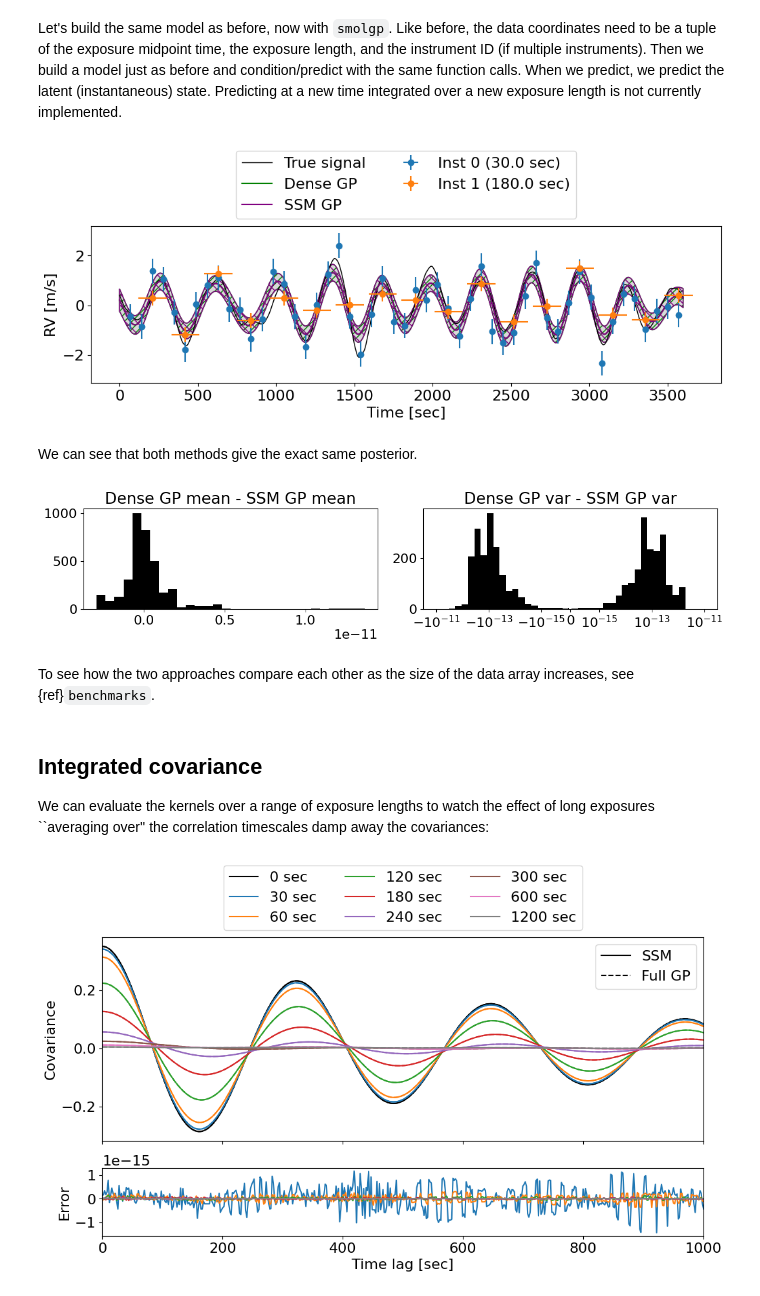
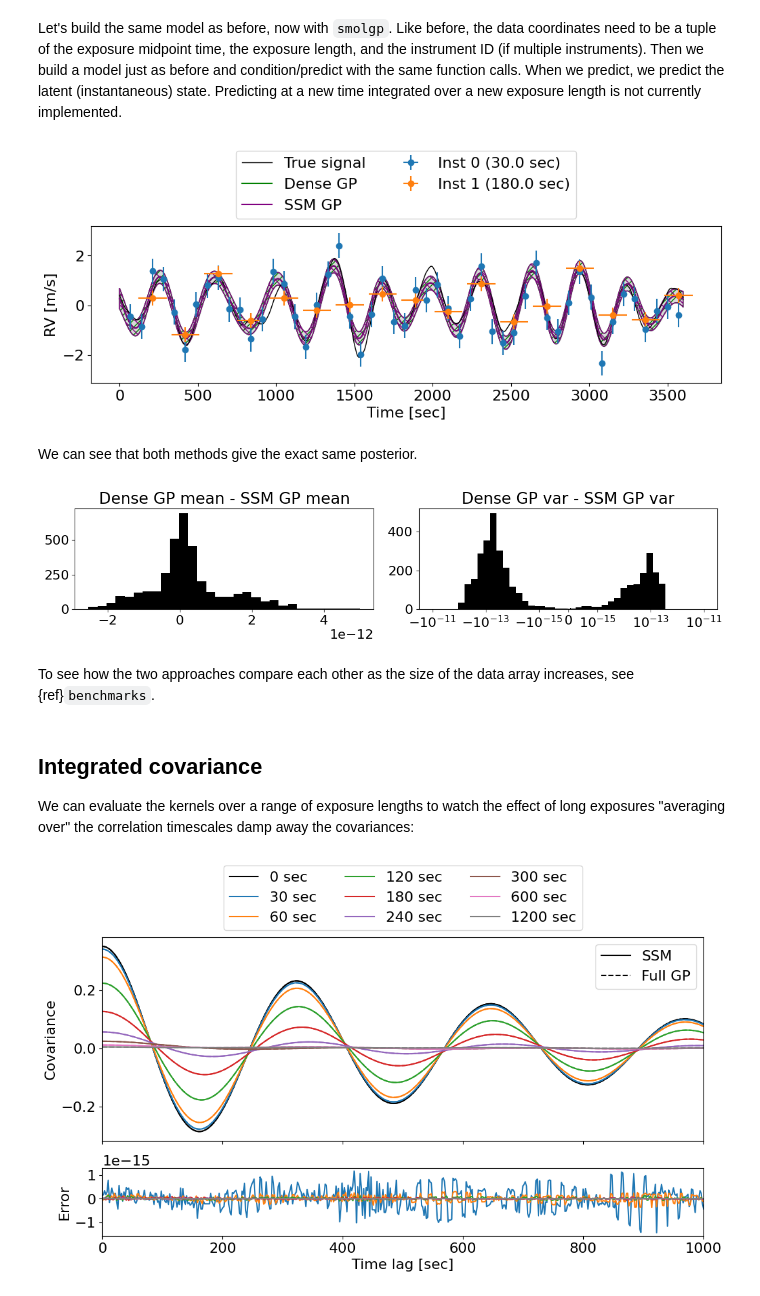
Before and after one commit to smolgp-dev/smolgp, a Jupyter notebook: docs/tutorials/integrated.ipynb, the cells around one changed output. Drawn from its saved outputs; the diff is of its cells as text; code cells hidden in the pictures.

```diff
--- a/docs/tutorials/integrated.ipynb
+++ b/docs/tutorials/integrated.ipynb
@@ -114,7 +114,7 @@ X = (t_train, texp_train, inst_train)
 
 # Use tinygp to fit the integrated SHO kernel
 sho_dense = smolgp.kernels.dense.IntegratedSHOKernel(S=S, w=w, Q=Q)
-gp_dense = tinygp.GaussianProcess(sho_dense, X, diag=yerr_train)
+gp_dense = tinygp.GaussianProcess(sho_dense, X, diag=yerr_train**2)
 
 # Predict at test points using zero exposure time and instrument ID 0
 # (the choice of instrument ID doesn't matter here)
@@ -180,35 +180,35 @@ Let's build the same model as before, now with `smolgp`. Like before, the data c
 # Note: The integrated kernel needs to know the number of instruments since
 # it augments the state with one integral state per instrument. This is
 # specified with the num_insts= keyword in the integrated kernel constructor.
 # You can specify this explicitly with num_insts=Ninsts, but if you don't,
 # smolgp will infer it from the instrument IDs in X and reinitialize the
 # kernel automatically (with a warning) -- so we can just leave it out here.
 sho_ssm = smolgp.kernels.IntegratedSHO(sigma=sigma, omega=w, quality=Q)
-gp_ssm = smolgp.GaussianProcess(sho_ssm, X, noise=yerr_train)
+gp_ssm = smolgp.GaussianProcess(sho_ssm, X, noise=yerr_train**2)
 
 # Predict at test points using zero exposure time and instrument ID 0
 # (the choice of instrument ID doesn't matter here)
 X_test = (t_true, jnp.full_like(t_true, 0), jnp.full_like(t_true, 0).astype(int))
 mu_ssm, var_ssm = gp_ssm.predict(X_test, y_train, return_var=True)
 
 # Plot
 fig, ax = plt.subplots(1,1,figsize=(12,3))
 ax.plot(t_true, f(t_true), label='True signal', color='k', lw=1)
 ax.plot(t_true, mu, color='green', label='Dense GP')
 ax.plot(t_true, mu_ssm, color='purple', label='SSM GP')
 ax.fill_between(t_true, mu - jnp.sqrt(var), mu + jnp.sqrt(var), color='green', alpha=0.1)
 ax.fill_between(t_true, mu_ssm - jnp.sqrt(var_ssm), mu_ssm + jnp.sqrt(var_ssm), color='purple', alpha=0.1)
 ax.fill_between(t_true, mu - jnp.sqrt(var), mu + jnp.sqrt(var), color='none', edgecolor='green', hatch='///')
 ax.fill_between(t_true, mu_ssm - jnp.sqrt(var_ssm), mu_ssm + jnp.sqrt(var_ssm), color='none', edgecolor='purple', hatch='\\\\')
 for instid in range(Ninsts):
     ax.errorbar(ts[instid], ys[instid],
                 xerr=texps[instid]/2, yerr=yerrs[instid], fmt='o',
                 label=f'Inst {instid} ({texps[instid][0]} sec)')
 
 ax.legend(ncol=2, loc='lower center', bbox_to_anchor=(0.5, 1))
 ax.set(ylabel='RV [m/s]', xlabel='Time [sec]');
 # %% [output]
-[figure, old version]
+[figure, new version]
 # %% [markdown]
 We can see that both methods give the exact same posterior.
 # %%
@@ -225,13 +225,13 @@ axes[1].set(title='Dense GP var - SSM GP var')
 axes[1].set_xscale('symlog', linthresh=1e-15)
 fig.tight_layout()
 # %% [output]
-[figure, old version]
+[figure, new version]
 # %% [markdown]
 To see how the two approaches compare each other as the size of the data array increases, see {ref}`benchmarks`.
 # %% [markdown]
 ## Integrated covariance
 
-We can evaluate the kernels over a range of exposure lengths to watch the effect of long exposures ``averaging over'' the correlation timescales damp away the covariances:
+We can evaluate the kernels over a range of exposure lengths to watch the effect of long exposures "averaging over" the correlation timescales damp away the covariances:
 # %%
 exptimes = [30., 60., 120., 180., 240., 300., 600., 1200.,]
 
```
Also changed, not shown: parts of 4 cells of this notebook, 1 other file.
